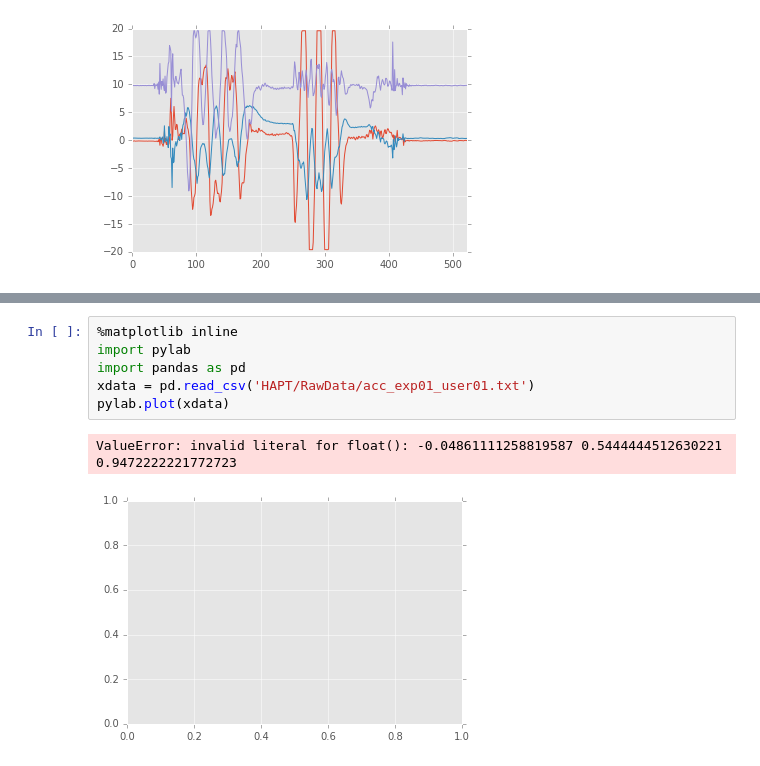
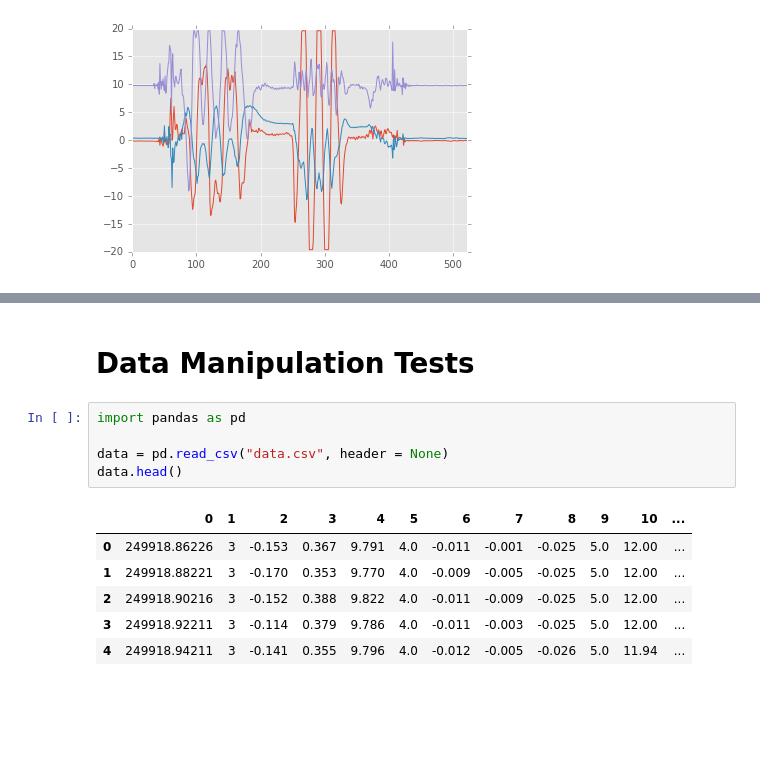
Before and after one commit to leandronb/mdetect, a Jupyter notebook: mdetec.ipynb, the cells around one changed output, grey strips where cells are left out. Drawn from its saved outputs; the diff is of its cells as text; blank space fills up the shorter version.

```diff
--- a/mdetec.ipynb
+++ b/mdetec.ipynb
@@ -104,9 +103,14 @@ pylab.plot(x,y)
-# %%
-%matplotlib inline
-import pylab
-import pandas as pd
-xdata = pd.read_csv('HAPT/RawData/acc_exp01_user01.txt')
-pylab.plot(xdata)
-# %% [output]
-ValueError: invalid literal for float(): -0.04861111258819587 0.5444444512630221 0.9472222221772723
-[figure, removed]
+# %% [markdown]
+# Data Manipulation Tests
+# %%
+import pandas as pd
+
+data = pd.read_csv("data.csv", header = None)
+data.head()
+# %% [output]
+|  | 0 | 1 | 2 | 3 | 4 | 5 | 6 | 7 | 8 | 9 | 10 | ... |
+| 0 | 249918.86226 | 3 | -0.153 | 0.367 | 9.791 | 4.0 | -0.011 | -0.001 | -0.025 | 5.0 | 12.00 | ... |
+| 1 | 249918.88221 | 3 | -0.170 | 0.353 | 9.770 | 4.0 | -0.009 | -0.005 | -0.025 | 5.0 | 12.00 | ... |
+| 2 | 249918.90216 | 3 | -0.152 | 0.388 | 9.822 | 4.0 | -0.011 | -0.009 | -0.025 | 5.0 | 12.00 | ... |
+| 3 | 249918.92211 | 3 | -0.114 | 0.379 | 9.786 | 4.0 | -0.011 | -0.003 | -0.025 | 5.0 | 12.00 | ... |
+| 4 | 249918.94211 | 3 | -0.141 | 0.355 | 9.796 | 4.0 | -0.012 | -0.005 | -0.026 | 5.0 | 11.94 | ... |
```
Also changed, not shown: parts of 6 cells of this notebook, 36 other files.
